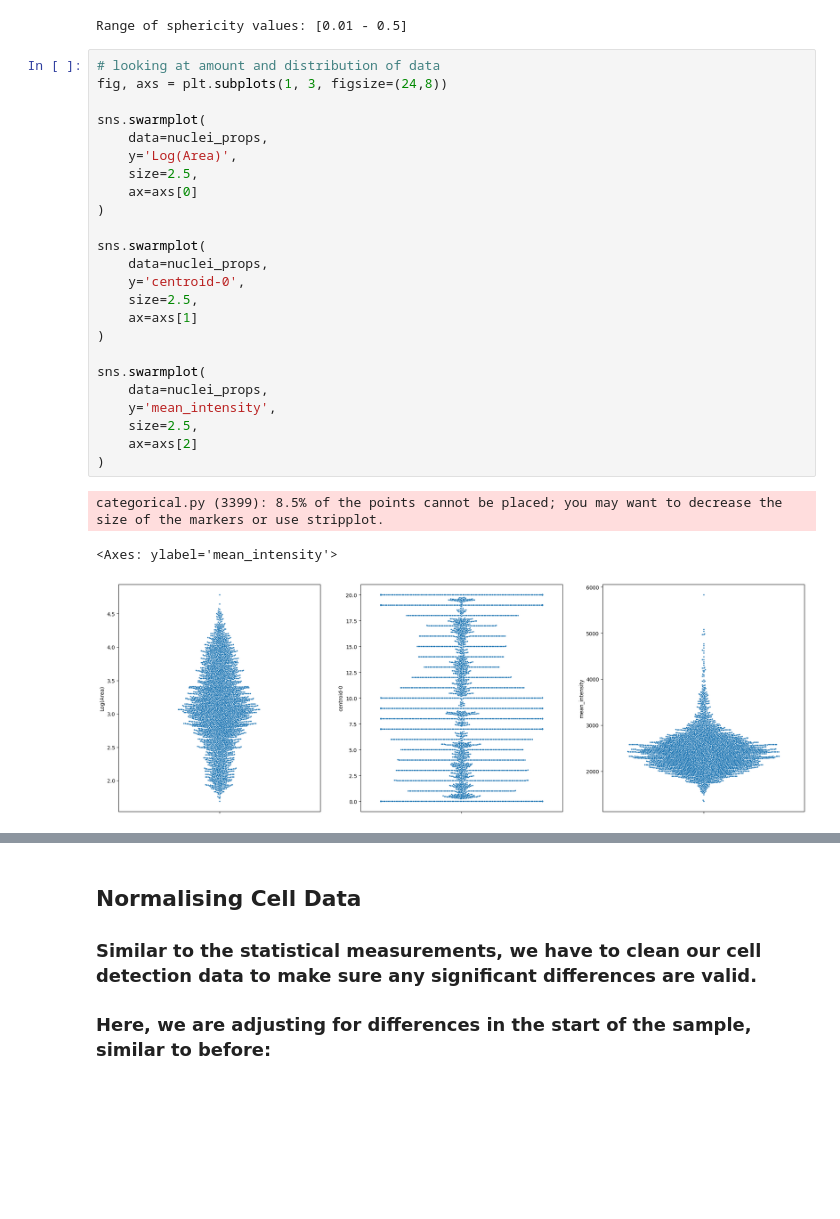
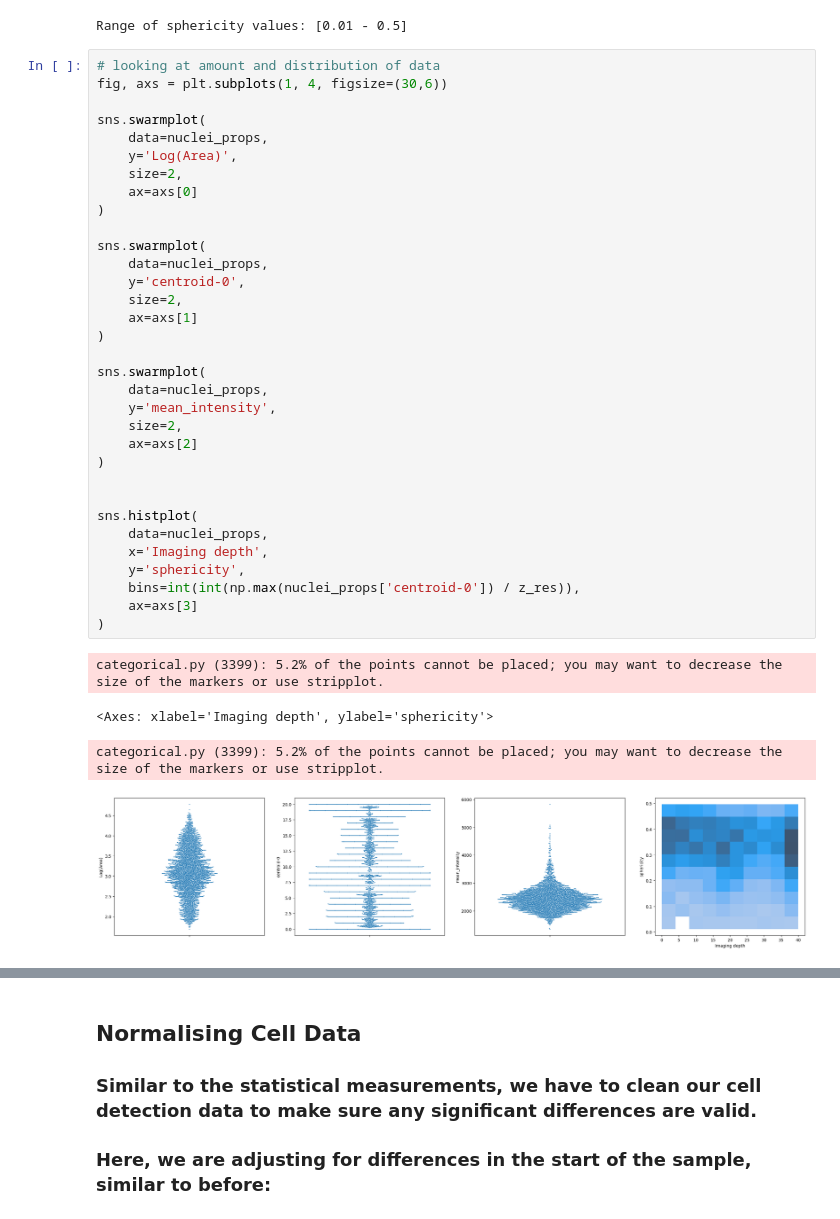
Before and after one commit to dbekat/clearing-efficacy, a Jupyter notebook: unified_analysis.ipynb, the cells around one changed output, grey strips where cells are left out. Drawn from its saved outputs; the diff is of its cells as text; blank space fills up the shorter version.

Commit message:
adapt QC plots and remove unused cells/Markdown

```diff
--- a/unified_analysis.ipynb
+++ b/unified_analysis.ipynb
@@ -371,29 +371,39 @@ print(f"Range of sphericity values: [{round(np.min(nuclei_props['sphericity']),2
 Range of sphericity values: [0.01 - 0.5]
 # %%
 # looking at amount and distribution of data
-fig, axs = plt.subplots(1, 3, figsize=(24,8))
+fig, axs = plt.subplots(1, 4, figsize=(30,6))
 
 sns.swarmplot(
     data=nuclei_props,
     y='Log(Area)',
-    size=2.5,
+    size=2,
     ax=axs[0]
 )
 
 sns.swarmplot(
     data=nuclei_props,
     y='centroid-0',
-    size=2.5,
+    size=2,
     ax=axs[1]
 )
 
 sns.swarmplot(
     data=nuclei_props,
     y='mean_intensity',
-    size=2.5,
+    size=2,
     ax=axs[2]
 )
+
+
+sns.histplot(
+    data=nuclei_props,
+    x='Imaging depth',
+    y='sphericity',
+    bins=int(int(np.max(nuclei_props['centroid-0']) / z_res)),
+    ax=axs[3]
+)
 # %% [output]
-categorical.py (3399): 8.5% of the points cannot be placed; you may want to decrease the size of the markers or use stripplot.
+categorical.py (3399): 5.2% of the points cannot be placed; you may want to decrease the size of the markers or use stripplot.
-<Axes: ylabel='mean_intensity'>
+<Axes: xlabel='Imaging depth', ylabel='sphericity'>
+categorical.py (3399): 5.2% of the points cannot be placed; you may want to decrease the size of the markers or use stripplot.
-[figure, old version]
+[figure, new version]
```
Also changed, not shown: parts of 4 cells of this notebook.
